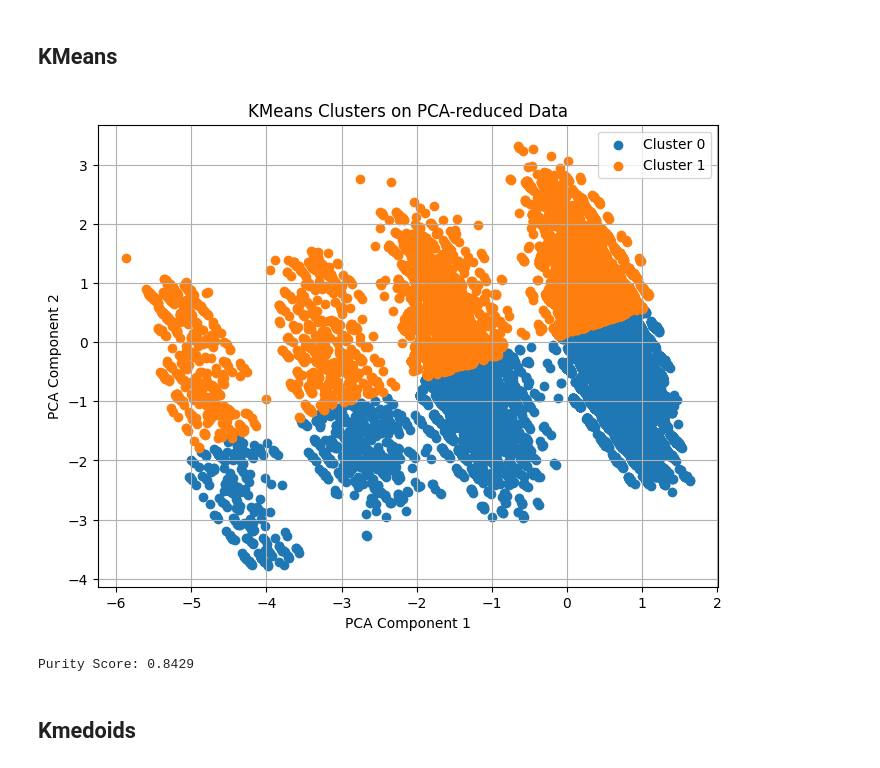
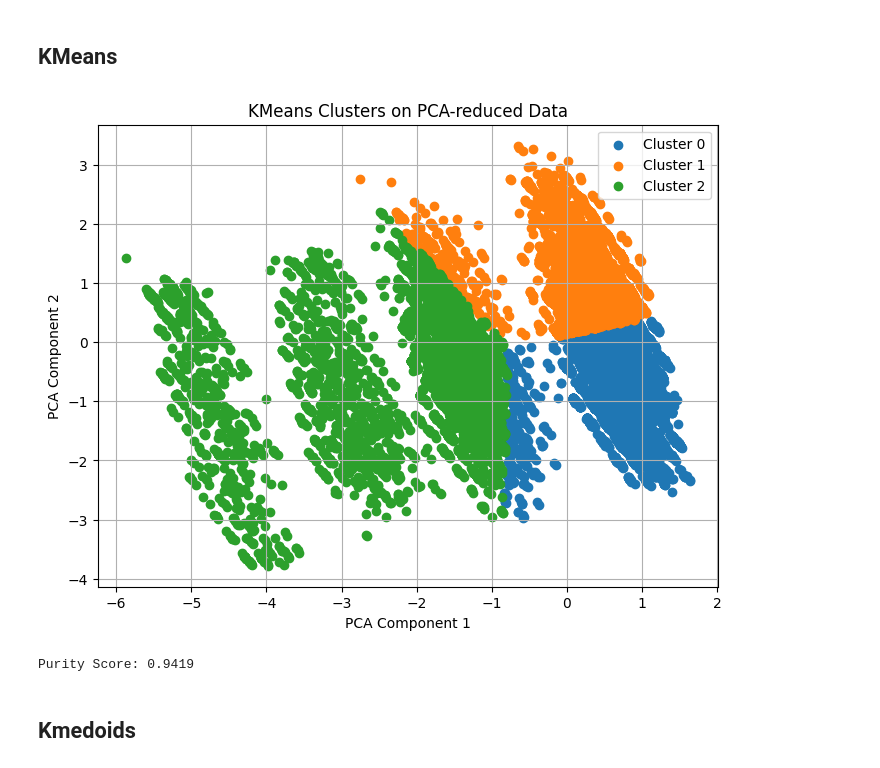
Before and after one commit to Peakkay/AI-Project, a Jupyter notebook: modelling.ipynb, the cells around one changed output. Drawn from its saved outputs; the diff is of its cells as text; code cells hidden in the pictures.

```diff
--- a/modelling.ipynb
+++ b/modelling.ipynb
@@ -627,36 +629,37 @@ X_scaled = scaler.fit_transform(X)
 pca = PCA(n_components=2)
 X_pca = pca.fit_transform(X_scaled)
 
 # --- Step 2: Clustering (KMeans) ---
-n_clusters = 2  # assume number of clusters = number of true classes
+n_clusters = 3  # assume number of clusters = number of true classes
 kmeans = KMeans(n_clusters=n_clusters, random_state=42)
 y_pred = kmeans.fit_predict(X_pca)
 
 # --- Step 3: Plot the clusters ---
 plt.figure(figsize=(8, 6))
 for cluster in range(n_clusters):
     plt.scatter(
         X_pca[y_pred == cluster, 0],
         X_pca[y_pred == cluster, 1],
         label=f'Cluster {cluster}'
     )
 plt.title("KMeans Clusters on PCA-reduced Data")
 plt.xlabel("PCA Component 1")
 plt.ylabel("PCA Component 2")
 plt.legend()
 plt.grid(True)
+plt.savefig('KMeans_clustering_3.png', bbox_inches='tight')
 plt.show()
 # --- Step 4: Calculate Purity ---
 def purity_score(y_true, y_pred):
     # compute contingency matrix (confusion matrix)
     contingency_matrix = confusion_matrix(y_true, y_pred)
     return np.sum(np.amax(contingency_matrix, axis=0)) / np.sum(contingency_matrix)
 
 purity = purity_score(y, y_pred)
 print(f"Purity Score: {purity:.4f}")
 # %% [output]
-[figure, old version]
+[figure, new version]
-Purity Score: 0.8429
+Purity Score: 0.9419
 # %% [markdown]
 ## Kmedoids
 # %%
```
Also changed, not shown: parts of 3 cells of this notebook, 7 other files.
